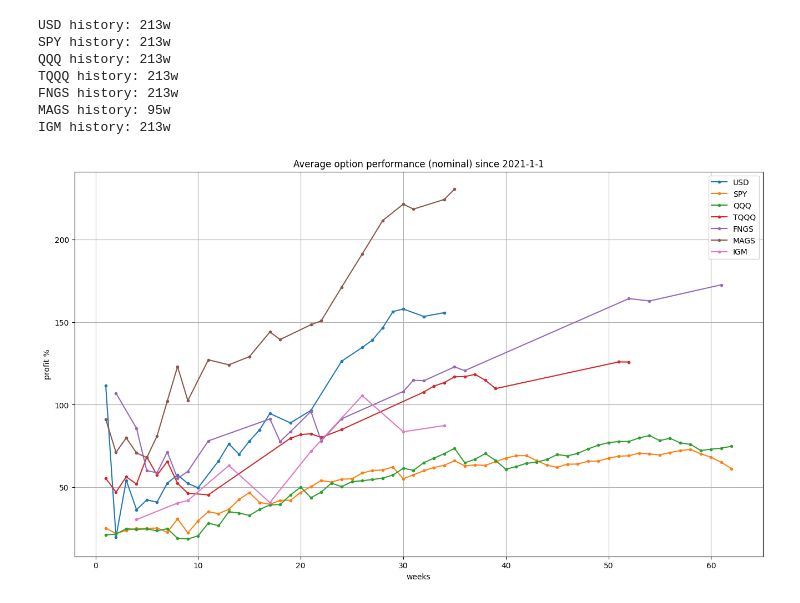
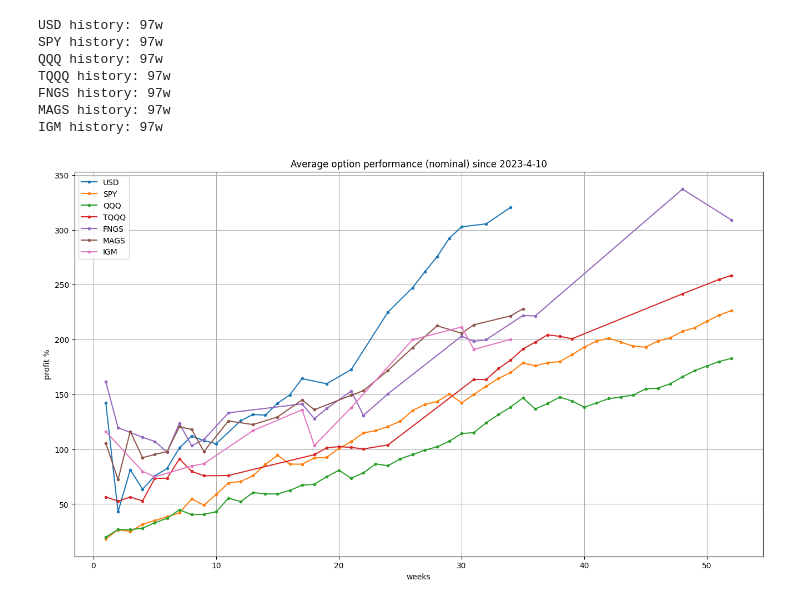
Before and after one commit to dotchev/stox, a Jupyter notebook: weekly-options.ipynb, the cells around one changed output. Cells and saved outputs as stored; diff of their text form; code cells hidden in the pictures.

```diff
--- a/weekly-options.ipynb
+++ b/weekly-options.ipynb
@@ -11,7 +13,7 @@ all_symbols = all_option_leverage.keys()
 # %%
-# start_date = '2023-4-10' # start of MAGS history
+start_date = '2023-4-10' # start of MAGS history
 # start_date = '2023-1-1' # start of uptrend
-start_date = '2021-1-1'
+# start_date = '2021-1-1'
 history_map = {}
 symbols=[
         'USD',
@@ -29,35 +31,35 @@ for symbol in symbols:
     print(f'{symbol} history: {len(history)}w')
     history_map[symbol] = history
 # %% [output]
-USD history: 213w
-SPY history: 213w
-QQQ history: 213w
-TQQQ history: 213w
-FNGS history: 213w
-MAGS history: 95w
-IGM history: 213w
+USD history: 97w
+SPY history: 97w
+QQQ history: 97w
+TQQQ history: 97w
+FNGS history: 97w
+MAGS history: 97w
+IGM history: 97w
 # %%
 gap = 0 # %
 
 plt.figure(figsize=(16, 9))
 
 for symbol, history in history_map.items():
     data = {}
     option_leverage = all_option_leverage[symbol]
     for weeks, lvr in sorted(option_leverage.items()):
-        if weeks > 62:
+        if weeks > 52:
             break
         stock_changes = history['Close'].pct_change(periods=weeks) * 100
         option_profits = ((stock_changes[weeks:] - gap) * lvr - 100).clip(lower=-100)
         profit = option_profits.mean() #* 52 / weeks
         data[weeks] = profit
     plt.plot(*zip(*sorted(data.items())), label=symbol, marker='.')
 
 plt.legend()
 plt.title(f'Average option performance (nominal) since {start_date}')
 plt.xlabel('weeks')
 plt.ylabel('profit %')
 plt.grid()
 plt.show()
 # %% [output]
-[figure, old version]
+[figure, new version]
```
Also changed, not shown: parts of 9 cells of this notebook, 27 other files.
